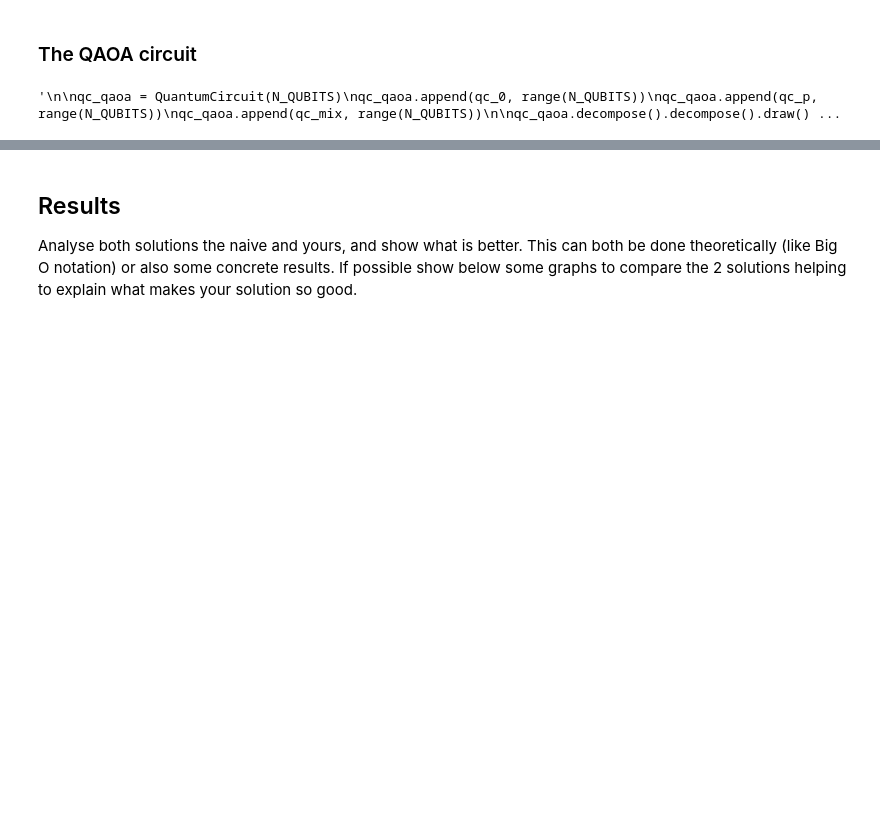
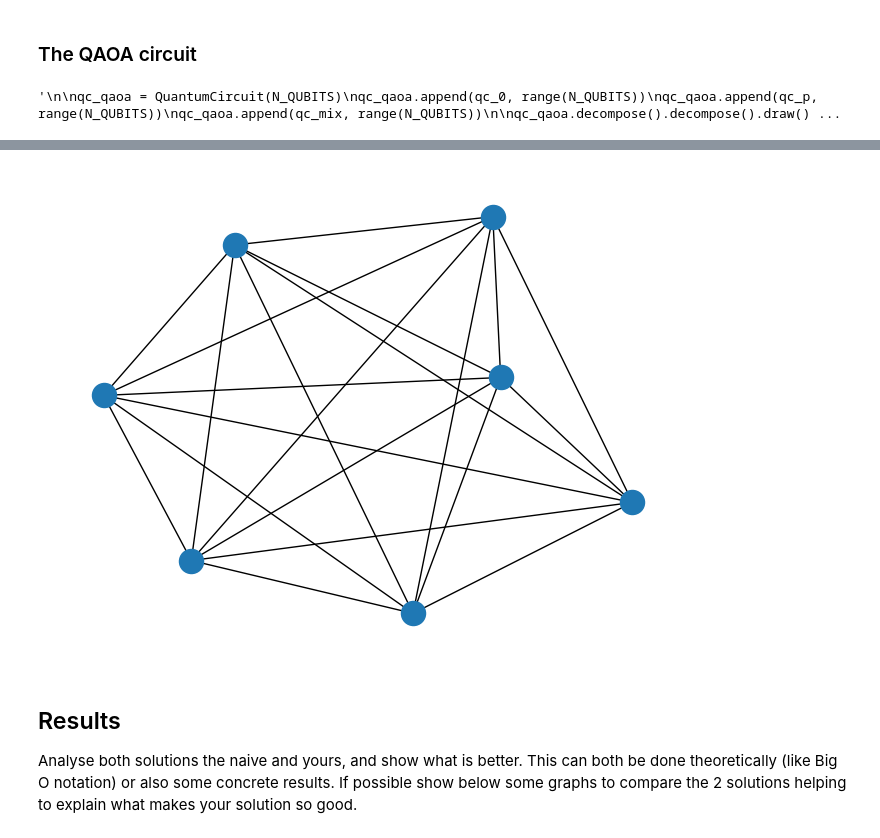
Before and after one commit to Louisanity/HamilToniQ, a Jupyter notebook: SubmissionExample (2).ipynb, the cells around one changed output, grey strips where cells are left out. Cells and saved outputs as stored; diff of their text form; code cells hidden in the pictures; blank space fills up the shorter version.

```diff
--- a/SubmissionExample (2).ipynb
+++ b/SubmissionExample (2).ipynb
@@ -404,3 +451,7 @@ plt.show()
+# %%
+nx.draw(graph)
+# %% [output]
+[figure, added]
 # %% [markdown]
 ## Results
 
```
Also changed, not shown: parts of 5 cells of this notebook, 1 other file.
